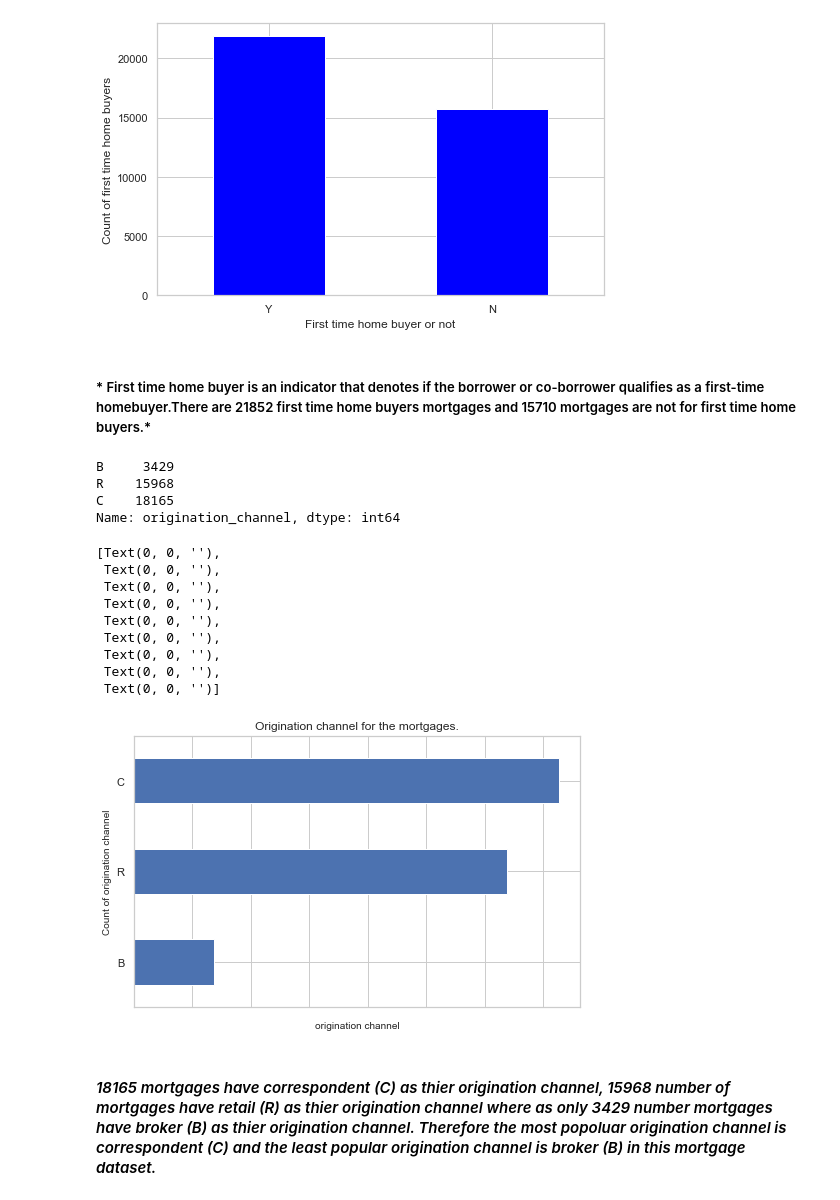
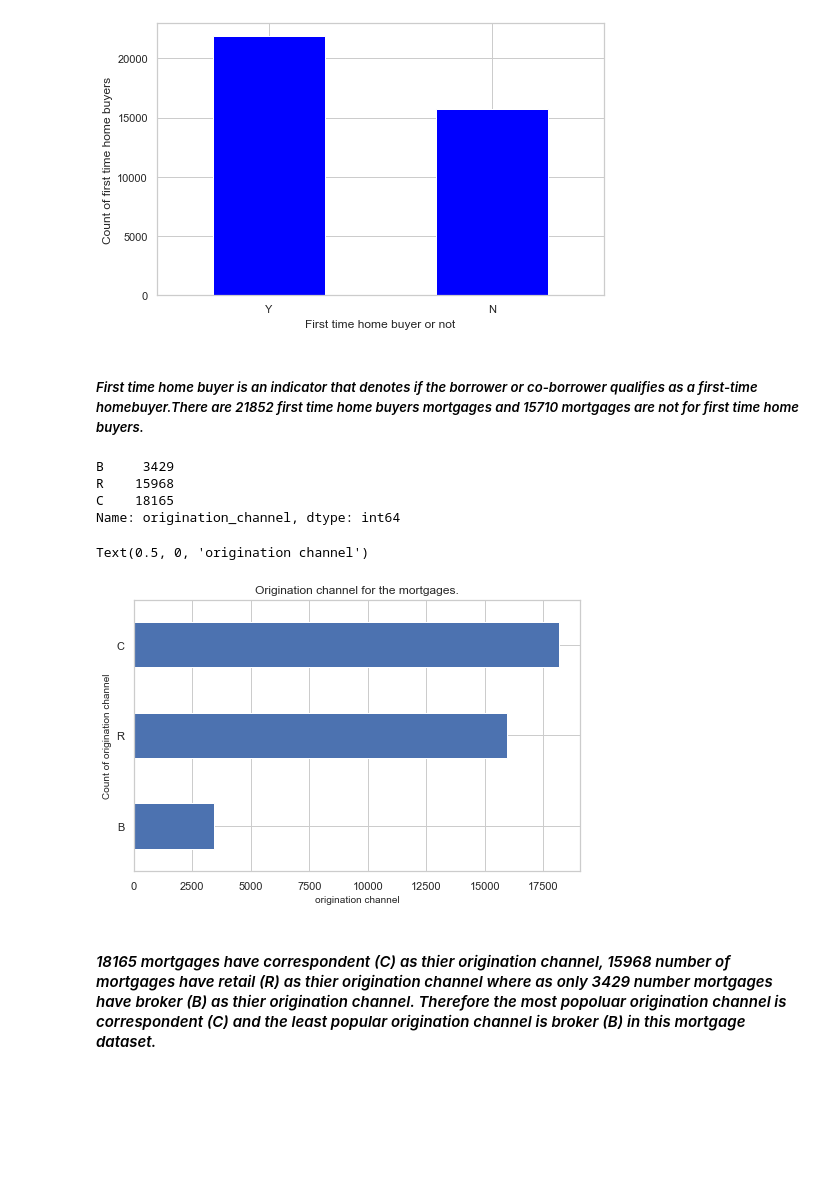
Before and after one commit to Azaima-Asghar/Modeling-Probability-Of-Delinquency, a Jupyter notebook: Mortgage_Analysis.ipynb, the cells around one changed output. Cells and saved outputs as stored; diff of their text form; code cells hidden in the pictures; blank space fills up the shorter version.

```diff
--- a/Mortgage_Analysis.ipynb
+++ b/Mortgage_Analysis.ipynb
@@ -346,7 +387,7 @@ plt.show()
 # %% [output]
 [figure]
 # %% [markdown]
-##### * First time home buyer is an indicator that denotes if the borrower or co-borrower qualifies as a first-time homebuyer.There are 21852 first time home buyers mortgages and 15710 mortgages are not for first time home buyers.*
+##### *First time home buyer is an indicator that denotes if the borrower or co-borrower qualifies as a first-time homebuyer.There are 21852 first time home buyers mortgages and 15710 mortgages are not for first time home buyers.*
 # %%
 # Check the Origination channel for the mortgages.
 origination_channel_count = clean_mortgage_data['origination_channel'].value_counts(ascending = True)
@@ -359,21 +400,12 @@ Name: origination_channel, dtype: int64
 # %%
 # Visualize the origination channel for the mortgages.
 ax = origination_channel_count.plot(kind ='barh', figsize=(8,5), title="Origination channel for the mortgages.")
-xlabels = ax.get_xticklabels()
+plt.xticks(rotation = 0)
 ax.set_ylabel("Count of origination channel", fontsize = 10)
 ax.set_xlabel("origination channel", fontsize = 10)
-ax.set_xticklabels(xlabels, rotation = 0)
 # %% [output]
-[Text(0, 0, ''),
- Text(0, 0, ''),
- Text(0, 0, ''),
- Text(0, 0, ''),
- Text(0, 0, ''),
- Text(0, 0, ''),
- Text(0, 0, ''),
- Text(0, 0, ''),
- Text(0, 0, '')]
+Text(0.5, 0, 'origination channel')
-[figure, old version]
+[figure, new version]
 # %% [markdown]
 #### *18165 mortgages have correspondent (C) as thier origination channel, 15968 number of mortgages have retail (R)  as thier origination channel where as only 3429 number mortgages have broker (B) as thier origination channel. Therefore the most popoluar origination channel is correspondent (C) and the least popular origination channel is broker (B) in this mortgage dataset.*
 # %%
```
Also changed, not shown: parts of 15 cells of this notebook.
